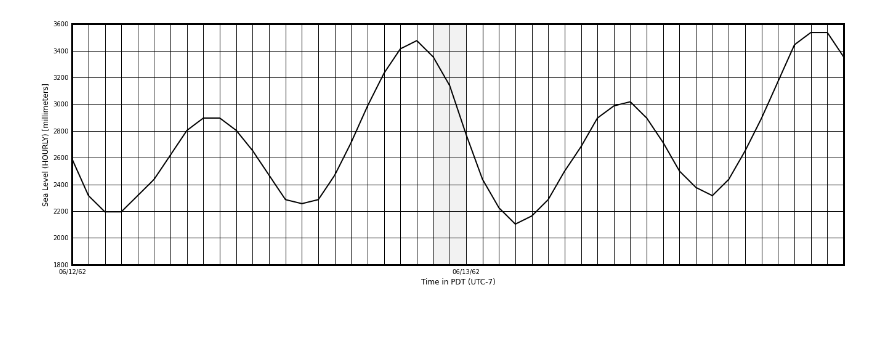
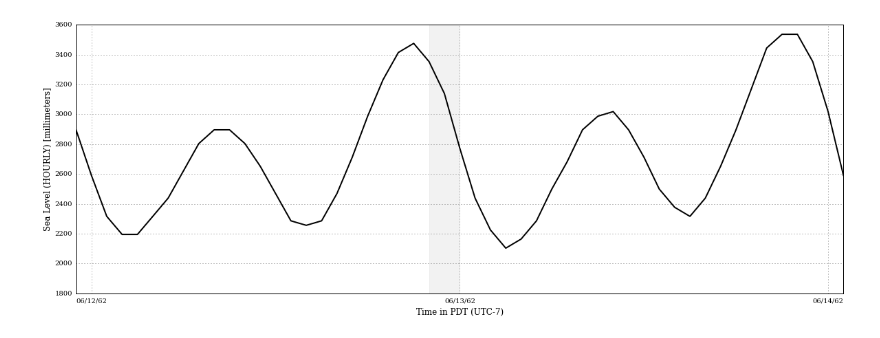
Before and after one commit to SiggyF/notebooks, a Jupyter notebook: sfo.ipynb, the cells around one changed output. Cells and saved outputs as stored; diff of their text form; code cells hidden in the pictures.

Commit message:
SFO tide in model and station data

```diff
--- a/sfo.ipynb
+++ b/sfo.ipynb
@@ -7,6 +7,9 @@ import pandas
 import numpy as np
 import datetime
 import pytz
+
+# oldschool look
 matplotlib.style.use('grayscale')
+matplotlib.rcParams['font.family'] = 'serif'
+matplotlib.rcParams['font.serif'].insert(0, 'American Typewriter')
 %matplotlib inline
-matplotlib.style.available
@@ -16,0 +16,7 @@ ds = netCDF4.Dataset('/Users/baart_f/models/sfo/reconstruction/OS_UH-RQH551A_201
+# %%
+# local copy
+# ds = netCDF4.Dataset('/Users/baart_f/models/sfo/reconstruction/OS_UH-RQH551A_20140806_R.nc')
+url = 'http://uhslc.soest.hawaii.edu/thredds/dodsC/uhslc/rqh/OS_UH-RQH551A_20150401_R'
+ds = netCDF4.Dataset(url)
+# this is the variable we're interested in
+ds.variables['sea_surface_height_above_reference_level']
@@ -25,2 +49,10 @@ t_utc = np.array([utc.localize(t_i) for t_i in t])
 # %%
-index = np.logical_and(t_utc >= pacific.localize(datetime.datetime(1962, 6,12)), t_utc < pacific.localize(datetime.datetime(1962, 6, 14)))
+# lookup the times that we need
+index = np.logical_and(
+    t_utc >= pacific.localize(datetime.datetime(1962, 6,11,23)),
+    t_utc < pacific.localize(datetime.datetime(1962, 6, 14,1))
+)
+
+d = pacific.localize(datetime.datetime(1962, 6, 12))
+# this should be 7 hours before mid
+print(d)
@@ -27,18 +61,16 @@ index = np.logical_and(t_utc >= pacific.localize(datetime.datetime(1962, 6,12)),
 # %%
 fig, ax = plt.subplots(figsize=(20,7))
 ax.plot(t[index], z[index], linewidth=2)
 ax.set_xlabel('Time in PDT (UTC-7)')
 name = ds.variables['sea_surface_height_above_reference_level'].long_name
 unit = ds.variables['sea_surface_height_above_reference_level'].units
 ax.set_ylabel('%s [%s]' % (name, unit))
-
 ax.xaxis.set_ticks([], minor=True)
 
 ax.xaxis.set_major_formatter(matplotlib.dates.DateFormatter('%D', tz=pacific))
 ax.xaxis.set_major_locator(matplotlib.dates.DayLocator(tz=pacific))
 ax.xaxis.set_minor_locator(matplotlib.dates.HourLocator(tz=pacific))
 ax.fill_betweenx([1800, 3600], pacific.localize(datetime.datetime(1962,6,12,22,0)), pacific.localize(datetime.datetime(1962,6,13,0,0)), alpha=0.1)
-ax.grid(which='minor')
 plt.savefig('tide.pdf')
 # %% [output]
-[figure, old version]
+[figure, new version]
```
Also changed, not shown: parts of 15 cells of this notebook.
